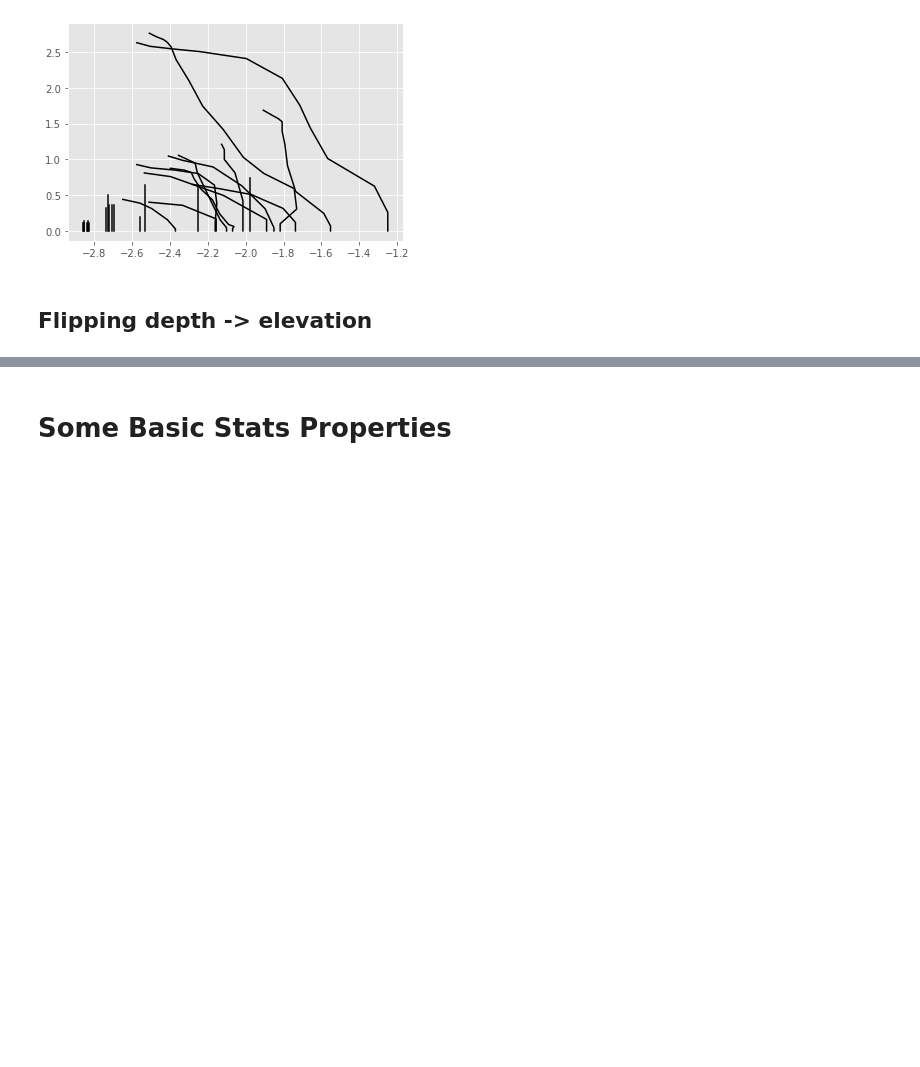
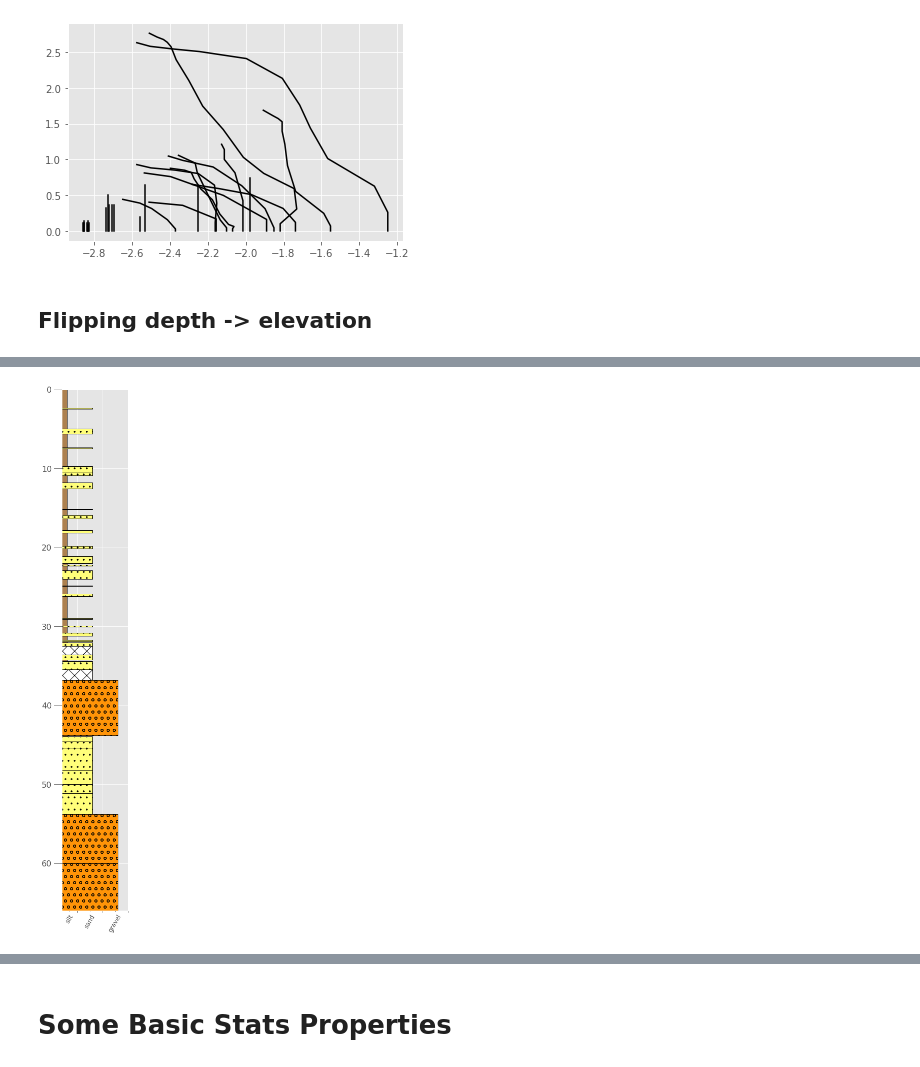
Before and after one commit to rgmyr/litholog, a Jupyter notebook: notebooks/actual_demo.ipynb, the cells around one changed output, grey strips where cells are left out. Cells and saved outputs as stored; diff of their text form; code cells hidden in the pictures; blank space fills up the shorter version.

```diff
--- a/notebooks/actual_demo.ipynb
+++ b/notebooks/actual_demo.ipynb
@@ -337,5 +370,7 @@ seqs[-2].plot(legend=litholog.defaults.litholegend,
 # %%
 # to elevation
-seqs[-2].flip_convention(depth_key='depth_m').plot(
+testseq.flip_convention(depth_key='depth_m').plot(
              legend=litholog.defaults.litholegend,
              fig_width=3, aspect=5, wentworth='coarse')
+# %% [output]
+[figure, added]
```
Also changed, not shown: parts of 33 cells of this notebook, 11 other files.
